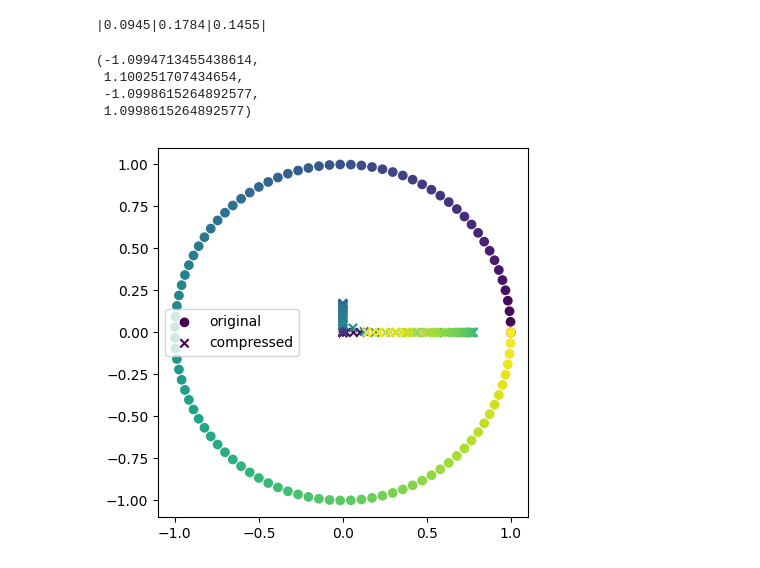
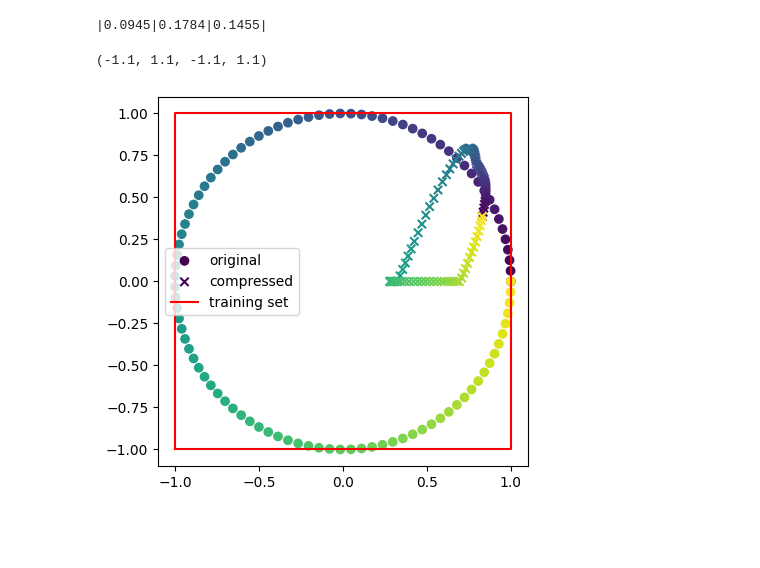
Before and after one commit to jc-bao/policy-adaptation-survey, a Jupyter notebook: adaptive_control_gym/utils/plot.ipynb, the cells around one changed output. Saved outputs shown, nothing was run; the diff lists cells and outputs as text; code cells hidden in the pictures; blank space fills up the shorter version.

```diff
--- a/adaptive_control_gym/utils/plot.ipynb
+++ b/adaptive_control_gym/utils/plot.ipynb
@@ -63,27 +63,27 @@ ic| expert_Dw1['expert_err_x_final']: 0.09450117498636246
 # load torch module
 import torch
 # load the model
-model = torch.load('/home/pcy/rl/policy-adaptation-survey/results/rl/ppo_ood-only-res.pt')
+model = torch.load('/home/pcy/rl/policy-adaptation-survey/results/rl/ppo_ood-only-res-100.pt')
 compressor = model['compressor'].to('cpu')
 # %%
 # create xy from a circle with torch
 theta = torch.linspace(0, 2*torch.pi, 100)
 x = torch.cos(theta)
 y = torch.sin(theta)
 xy = torch.stack([x, y], dim=1)
 # get the compressed xy
 xy_compressed = compressor(xy)
 # plot the result
 import matplotlib.pyplot as plt
 plt.scatter(xy[:,0], xy[:,1], label='original', c=theta, marker='o')
 plt.scatter(xy_compressed[:,0], xy_compressed[:,1], label='compressed', c=theta, marker='x')
+# plot red rectangle with corners at (-1, -1), (-1, 0), (0, -1), (0, 0)
+v = -1+2*1.0
+plt.plot([-1, -1, v, v, -1], [-1, v, v, -1, -1], c='r', label='training set')
 # add legend
 plt.legend()
 # square the plot
 plt.axis('square')
 # %% [output]
-(-1.0994713455438614,
- 1.100251707434654,
- -1.0998615264892577,
- 1.0998615264892577)
+(-1.1, 1.1, -1.1, 1.1)
-[figure, old version]
+[figure, new version]
```
Also changed, not shown: 2 other files.
